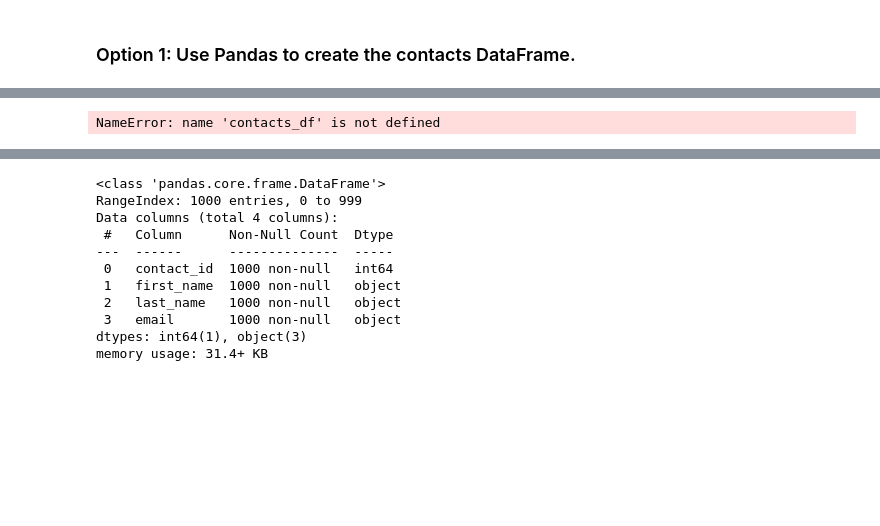
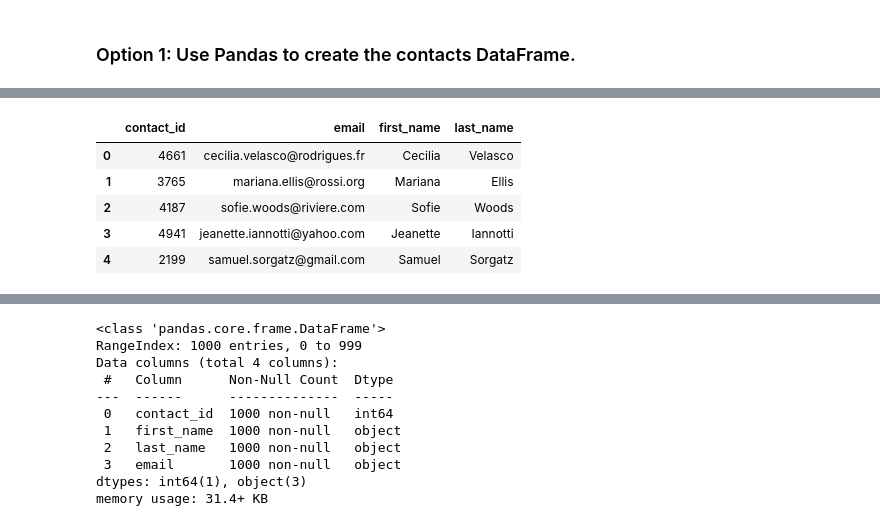
Before and after one commit to MariaVillacreces/Crowdfunding_ETL, a Jupyter notebook: ETL_Mini_Project_Mvillacreces_Mcuao.ipynb, the cells around one changed output, grey strips where cells are left out. Cells and saved outputs as stored; diff of their text form; code cells hidden in the pictures; blank space fills up the shorter version.

```diff
--- a/ETL_Mini_Project_Mvillacreces_Mcuao.ipynb
+++ b/ETL_Mini_Project_Mvillacreces_Mcuao.ipynb
@@ -352,14 +354,17 @@ memory usage: 132.0+ bytes
 # %%
 # Create a "first"name" and "last_name" column with the first and last names from the "name" column.
-
-contacts_df[["first_name","last_name"]] = contacts_df["name"].str.split(' ', expand=True)
-contacts_df.head()
+new_contact_df['first_name'] = new_contact_df['name'].str.split().str[0]
+new_contact_df['last_name'] = new_contact_df['name'].str.split().str[-1]
 
 # Drop the contact_name column
-
-#contacts_cleaned_df = contacts_df.drop(["name"])
-#contacts_cleaned_df.head()
+new_contact_df.drop('name', axis=1, inplace=True)
+new_contact_df.head()
 # %% [output]
-NameError: name 'contacts_df' is not defined
+|  | contact_id | email | first_name | last_name |
+| 0 | 4661 | cecilia.velasco@rodrigues.fr | Cecilia | Velasco |
+| 1 | 3765 | mariana.ellis@rossi.org | Mariana | Ellis |
+| 2 | 4187 | sofie.woods@riviere.com | Sofie | Woods |
+| 3 | 4941 | jeanette.iannotti@yahoo.com | Jeanette | Iannotti |
+| 4 | 2199 | samuel.sorgatz@gmail.com | Samuel | Sorgatz |
 # %%
 # Reorder the columns
```
Also changed, not shown: parts of 24 cells of this notebook, 9 other files.
